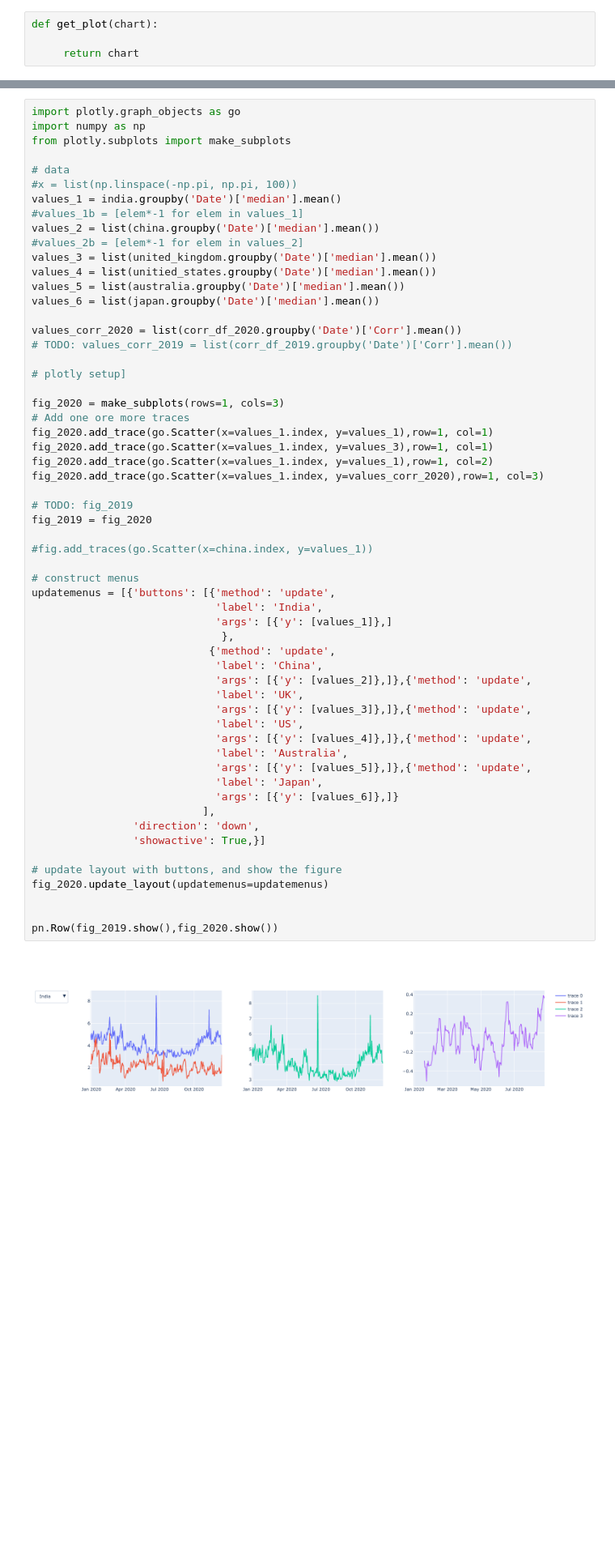
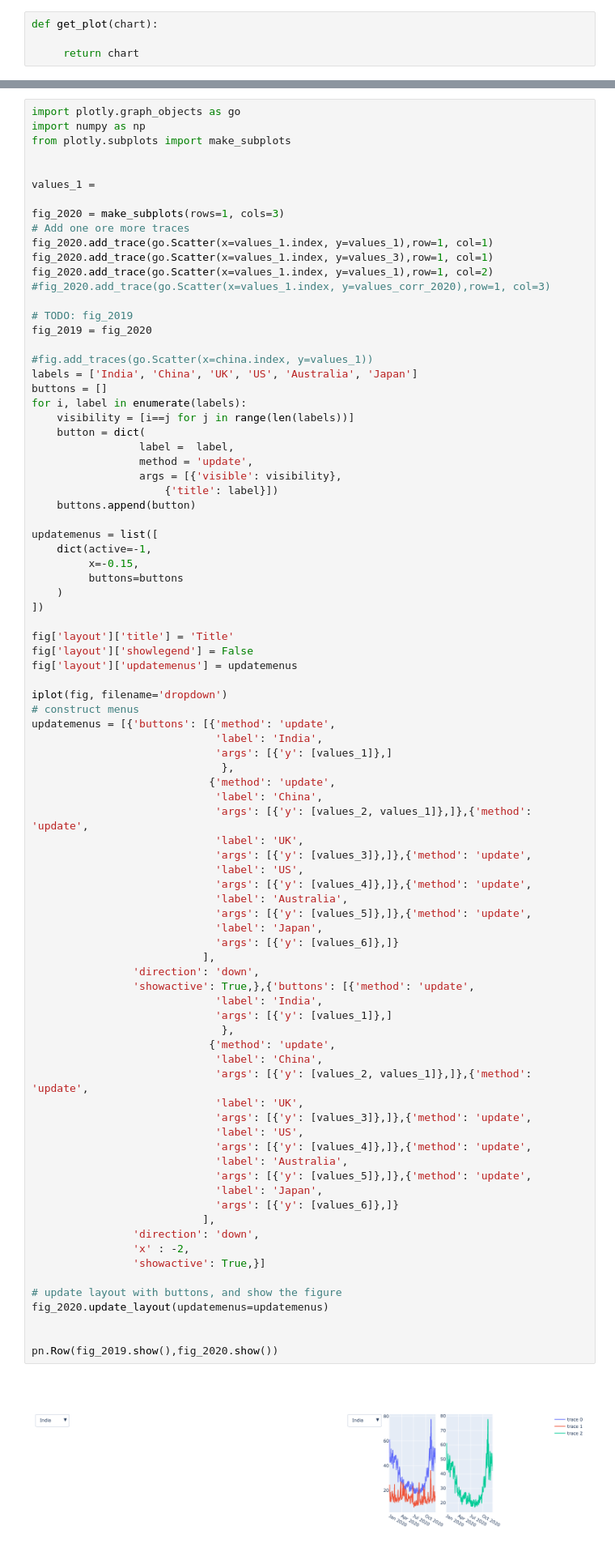
Before and after one commit to risksam/fintech_group_assignment_1, a Jupyter notebook: analysis.ipynb, the cells around one changed output, grey strips where cells are left out. Shown at 81% size. Cells and saved outputs as stored; diff of their text form; blank space fills up the shorter version.

```diff
--- a/analysis.ipynb
+++ b/analysis.ipynb
@@ -176,58 +331,85 @@ import plotly.graph_objects as go
 import numpy as np
 from plotly.subplots import make_subplots
 
-# data
-#x = list(np.linspace(-np.pi, np.pi, 100))
-values_1 = india.groupby('Date')['median'].mean()
-#values_1b = [elem*-1 for elem in values_1]
-values_2 = list(china.groupby('Date')['median'].mean())
-#values_2b = [elem*-1 for elem in values_2]
-values_3 = list(united_kingdom.groupby('Date')['median'].mean())
-values_4 = list(unitied_states.groupby('Date')['median'].mean())
-values_5 = list(australia.groupby('Date')['median'].mean())
-values_6 = list(japan.groupby('Date')['median'].mean())
 
-values_corr_2020 = list(corr_df_2020.groupby('Date')['Corr'].mean())
-# TODO: values_corr_2019 = list(corr_df_2019.groupby('Date')['Corr'].mean())
-
-# plotly setup]
+values_1 =
 
 fig_2020 = make_subplots(rows=1, cols=3)
 # Add one ore more traces
 fig_2020.add_trace(go.Scatter(x=values_1.index, y=values_1),row=1, col=1)
 fig_2020.add_trace(go.Scatter(x=values_1.index, y=values_3),row=1, col=1)
 fig_2020.add_trace(go.Scatter(x=values_1.index, y=values_1),row=1, col=2)
-fig_2020.add_trace(go.Scatter(x=values_1.index, y=values_corr_2020),row=1, col=3)
+#fig_2020.add_trace(go.Scatter(x=values_1.index, y=values_corr_2020),row=1, col=3)
 
 # TODO: fig_2019
 fig_2019 = fig_2020
 
 #fig.add_traces(go.Scatter(x=china.index, y=values_1))
+labels = ['India', 'China', 'UK', 'US', 'Australia', 'Japan']
+buttons = []
+for i, label in enumerate(labels):
+    visibility = [i==j for j in range(len(labels))]
+    button = dict(
+                 label =  label,
+                 method = 'update',
+                 args = [{'visible': visibility},
+                     {'title': label}])
+    buttons.append(button)
 
+updatemenus = list([
+    dict(active=-1,
+         x=-0.15,
+         buttons=buttons
+    )
+])
+
+fig['layout']['title'] = 'Title'
+fig['layout']['showlegend'] = False
+fig['layout']['updatemenus'] = updatemenus
+
+iplot(fig, filename='dropdown')
 # construct menus
 updatemenus = [{'buttons': [{'method': 'update',
                              'label': 'India',
                              'args': [{'y': [values_1]},]
                               },
                             {'method': 'update',
                              'label': 'China',
-                             'args': [{'y': [values_2]},]},{'method': 'update',
+                             'args': [{'y': [values_2, values_1]},]},{'method': 'update',
                              'label': 'UK',
                              'args': [{'y': [values_3]},]},{'method': 'update',
                              'label': 'US',
                              'args': [{'y': [values_4]},]},{'method': 'update',
                              'label': 'Australia',
                              'args': [{'y': [values_5]},]},{'method': 'update',
                              'label': 'Japan',
                              'args': [{'y': [values_6]},]}
                            ],
                 'direction': 'down',
+                'showactive': True,},{'buttons': [{'method': 'update',
+                             'label': 'India',
+                             'args': [{'y': [values_1]},]
+                              },
+                            {'method': 'update',
+                             'label': 'China',
+                             'args': [{'y': [values_2, values_1]},]},{'method': 'update',
+                             'label': 'UK',
+                             'args': [{'y': [values_3]},]},{'method': 'update',
+                             'label': 'US',
+                             'args': [{'y': [values_4]},]},{'method': 'update',
+                             'label': 'Australia',
+                             'args': [{'y': [values_5]},]},{'method': 'update',
+                             'label': 'Japan',
+                             'args': [{'y': [values_6]},]}
+                           ],
+                'direction': 'down',
+                'x' : -2,
                 'showactive': True,}]
 
 # update layout with buttons, and show the figure
 fig_2020.update_layout(updatemenus=updatemenus)
 
 
 pn.Row(fig_2019.show(),fig_2020.show())
 # %% [output]
-[figure, old version]
+[figure, new version]
```
Also changed, not shown: parts of 20 cells of this notebook, 3 other files.
